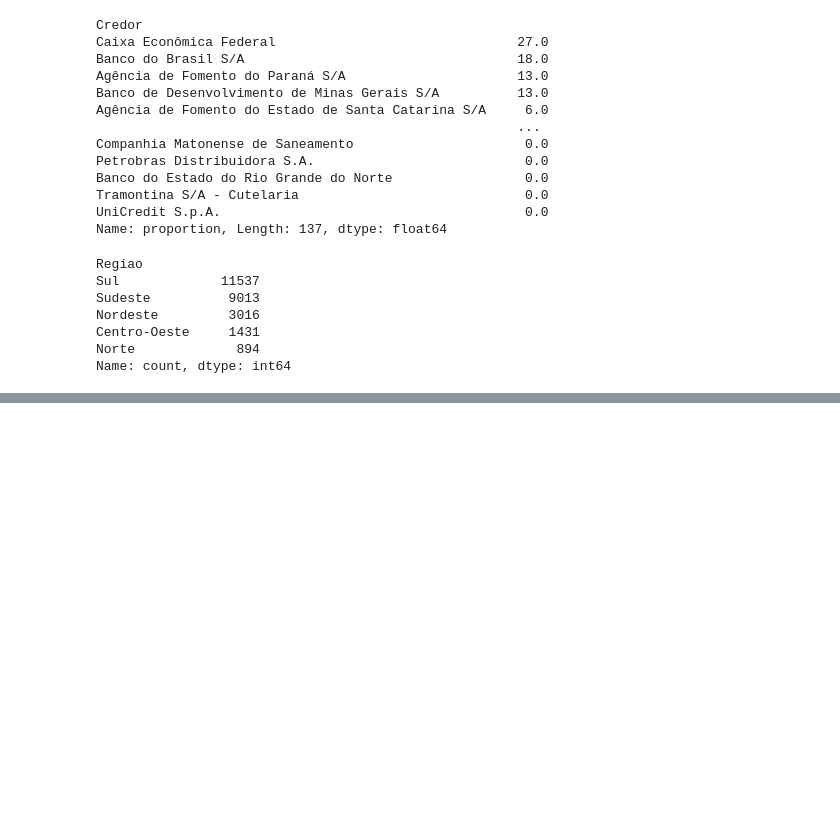
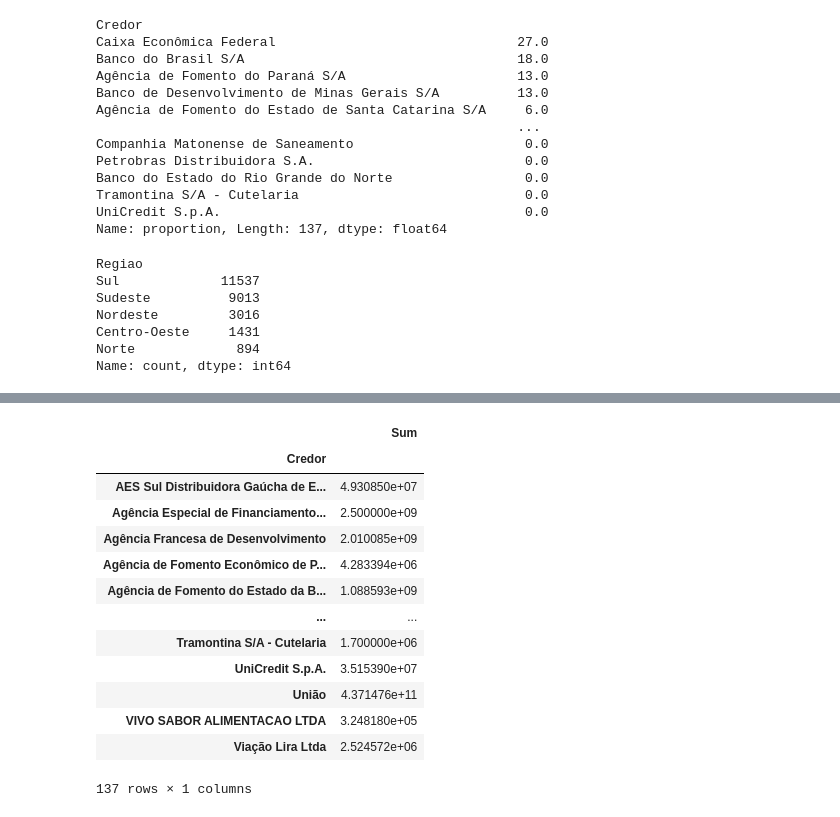
Before and after one commit to Samuelsilvestre/analise-credito-uniao, a Jupyter notebook: analytic/analytic.ipynb, the cells around one changed output, grey strips where cells are left out. Cells and saved outputs as stored; diff of their text form; code cells hidden in the pictures; blank space fills up the shorter version.

```diff
--- a/analytic/analytic.ipynb
+++ b/analytic/analytic.ipynb
@@ -57,0 +152,18 @@ Name: count, dtype: int64
+# %%
+analise_credor = df.groupby(by=['Credor']).agg(Sum = ('Valor','sum'))
+analise_credor
+# %% [output]
+|  | Sum |
+| Credor |  |
+| AES Sul Distribuidora Gaúcha de E... | 4.930850e+07 |
+| Agência Especial de Financiamento... | 2.500000e+09 |
+| Agência Francesa de Desenvolvimento | 2.010085e+09 |
+| Agência de Fomento Econômico de P... | 4.283394e+06 |
+| Agência de Fomento do Estado da B... | 1.088593e+09 |
+| ... | ... |
+| Tramontina S/A - Cutelaria | 1.700000e+06 |
+| UniCredit S.p.A. | 3.515390e+07 |
+| União | 4.371476e+11 |
+| VIVO SABOR ALIMENTACAO LTDA | 3.248180e+05 |
+| Viação Lira Ltda | 2.524572e+06 |
+137 rows × 1 columns
```
Also changed, not shown: parts of 7 cells of this notebook.
